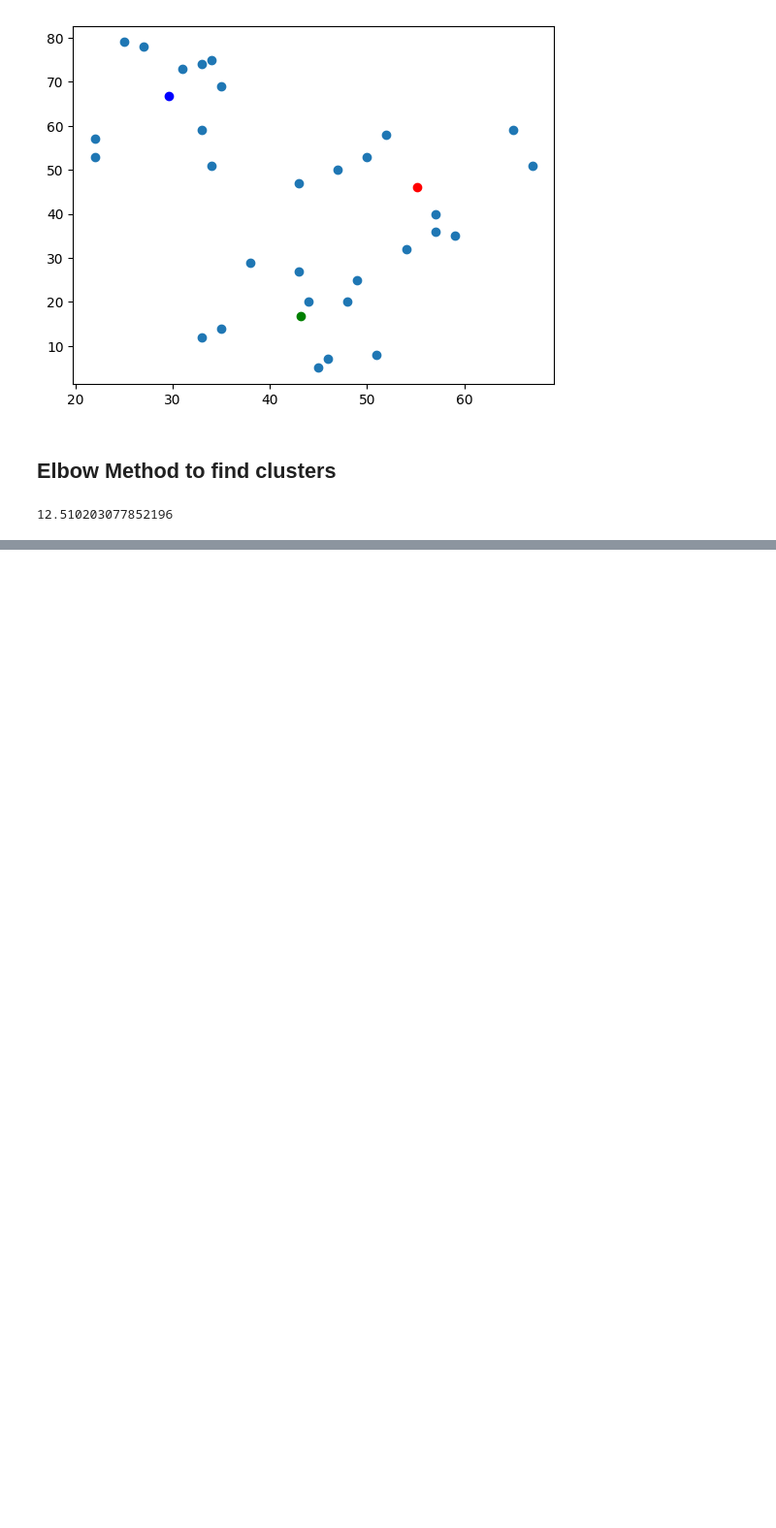
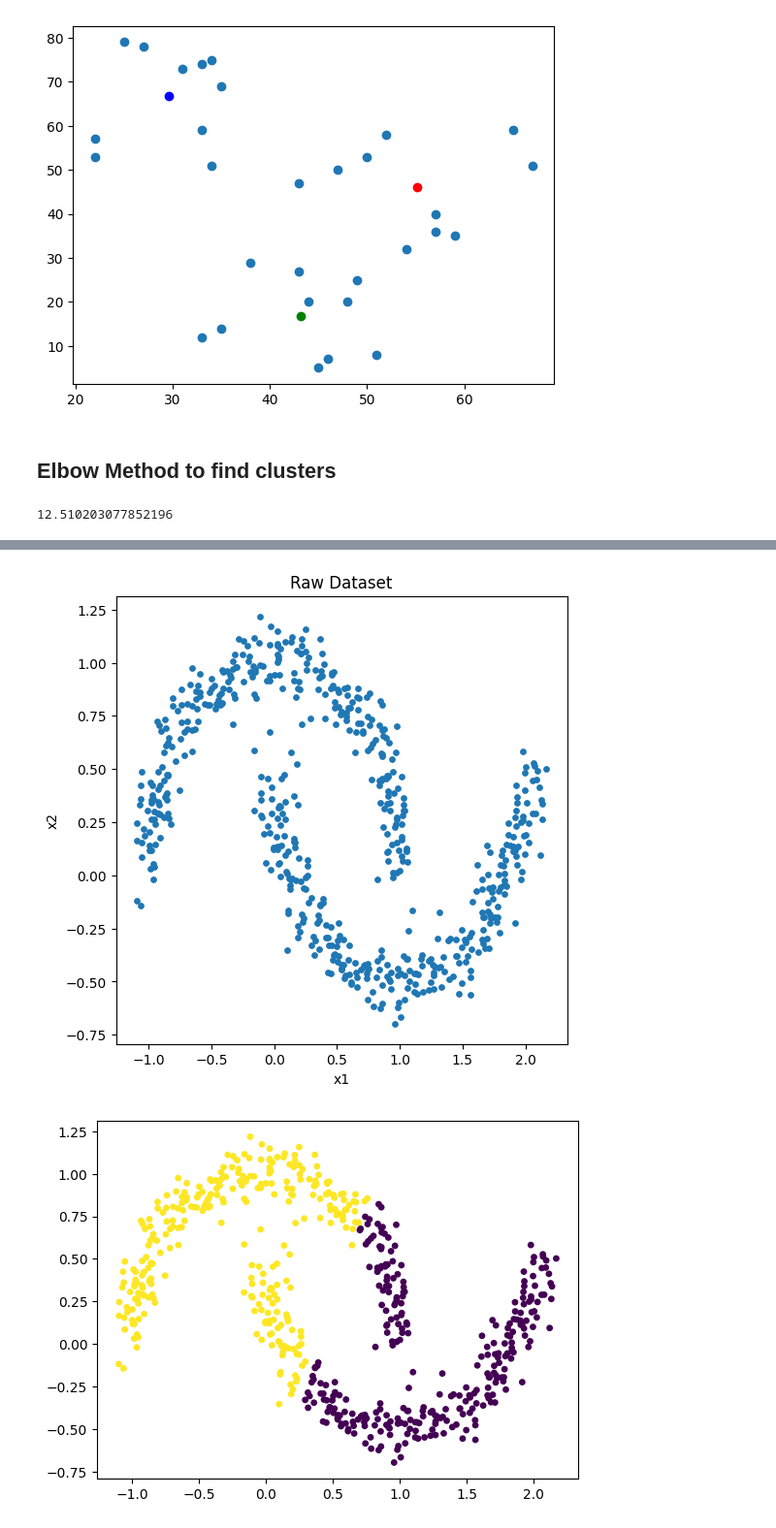
Before and after one commit to Omkar210/Statistics-and-ML, a Jupyter notebook: Day28.ipynb, the cells around one changed output, grey strips where cells are left out. Shown at 97% size. Drawn from its saved outputs; the diff is of its cells as text; code cells hidden in the pictures; blank space fills up the shorter version.

```diff
--- a/Day28.ipynb
+++ b/Day28.ipynb
@@ -175,0 +179,3 @@ plt.show()
+# %%
+df = pd.read_excel('CDAC_DataBook.xlsx',sheet_name='dbscan')
+df
@@ -175,0 +196,16 @@ plt.show()
+# %%
+# Comparing KMeans and DBScan
+plt.figure(figsize=(6,6))
+plt.scatter(df['x1'],df['x2'],s=15)
+plt.title("Raw Dataset")
+plt.xlabel("x1")
+plt.ylabel("x2")
+plt.show()
+
+kmeans = KMeans(n_clusters=2)
+df['kmeans_label'] = kmeans.fit_predict(df[["x1", "x2"]])
+plt.scatter(df['x1'],df['x2'],s=15,c=df['kmeans_label'])
+plt.show()
+# %% [output]
+[figure, added]
+[figure, added]
```
Also changed, not shown: parts of 6 cells of this notebook.
